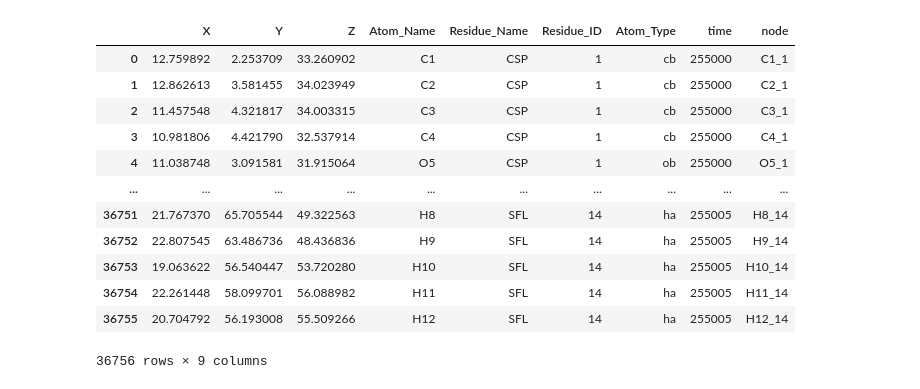
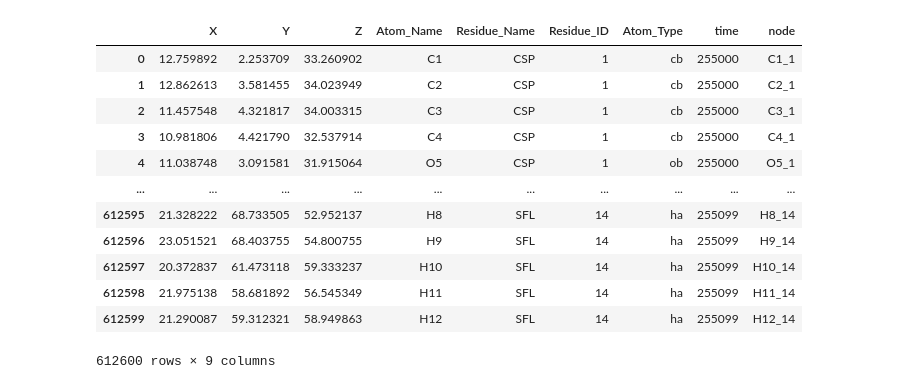
Before and after one commit to hasananowar/DLP, a Jupyter notebook: data_prep.ipynb, the cells around one changed output. Drawn from its saved outputs; the diff is of its cells as text; code cells hidden in the pictures.

```diff
--- a/data_prep.ipynb
+++ b/data_prep.ipynb
@@ -14,27 +14,27 @@ filepath = "/home/mhanowar/Downloads/HB1000frames.csv"  # Replace with the actua
 data = pd.read_csv(filepath)
 # %%
 # Filter the dataframe based on Timeframe
-df = data.loc[data['Timeframe'] < 255006].copy()
+df = data.loc[data['Timeframe'] < 255100].copy()
 df.rename(columns={"Timeframe": "time"}, inplace=True)
 
 # Add a combined 'node' column
 df['node'] = df.apply(lambda row: f"{row['Atom_Name']}_{row['Residue_ID']}", axis=1)
 # Display the updated dataframe
 df
 # %% [output]
 |  | X | Y | Z | Atom_Name | Residue_Name | Residue_ID | Atom_Type | time | node |
 | 0 | 12.759892 | 2.253709 | 33.260902 | C1 | CSP | 1 | cb | 255000 | C1_1 |
 | 1 | 12.862613 | 3.581455 | 34.023949 | C2 | CSP | 1 | cb | 255000 | C2_1 |
 | 2 | 11.457548 | 4.321817 | 34.003315 | C3 | CSP | 1 | cb | 255000 | C3_1 |
 | 3 | 10.981806 | 4.421790 | 32.537914 | C4 | CSP | 1 | cb | 255000 | C4_1 |
 | 4 | 11.038748 | 3.091581 | 31.915064 | O5 | CSP | 1 | ob | 255000 | O5_1 |
 | ... | ... | ... | ... | ... | ... | ... | ... | ... | ... |
-| 36751 | 21.767370 | 65.705544 | 49.322563 | H8 | SFL | 14 | ha | 255005 | H8_14 |
-| 36752 | 22.807545 | 63.486736 | 48.436836 | H9 | SFL | 14 | ha | 255005 | H9_14 |
-| 36753 | 19.063622 | 56.540447 | 53.720280 | H10 | SFL | 14 | ha | 255005 | H10_14 |
-| 36754 | 22.261448 | 58.099701 | 56.088982 | H11 | SFL | 14 | ha | 255005 | H11_14 |
-| 36755 | 20.704792 | 56.193008 | 55.509266 | H12 | SFL | 14 | ha | 255005 | H12_14 |
+| 612595 | 21.328222 | 68.733505 | 52.952137 | H8 | SFL | 14 | ha | 255099 | H8_14 |
+| 612596 | 23.051521 | 68.403755 | 54.800755 | H9 | SFL | 14 | ha | 255099 | H9_14 |
+| 612597 | 20.372837 | 61.473118 | 59.333237 | H10 | SFL | 14 | ha | 255099 | H10_14 |
+| 612598 | 21.975138 | 58.681892 | 56.545349 | H11 | SFL | 14 | ha | 255099 | H11_14 |
+| 612599 | 21.290087 | 59.312321 | 58.949863 | H12 | SFL | 14 | ha | 255099 | H12_14 |
-36756 rows × 9 columns
+612600 rows × 9 columns
 # %%
 #Select rows where Residue_ID is 5 and Atom_Type is either 'o' or 'os'
 # df1 = df[(df['Residue_ID'] == 5) & df['Atom_Type'].isin(['o', 'os'])].reset_index(drop=True)
```
Also changed, not shown: parts of 7 cells of this notebook, 11 other files.
